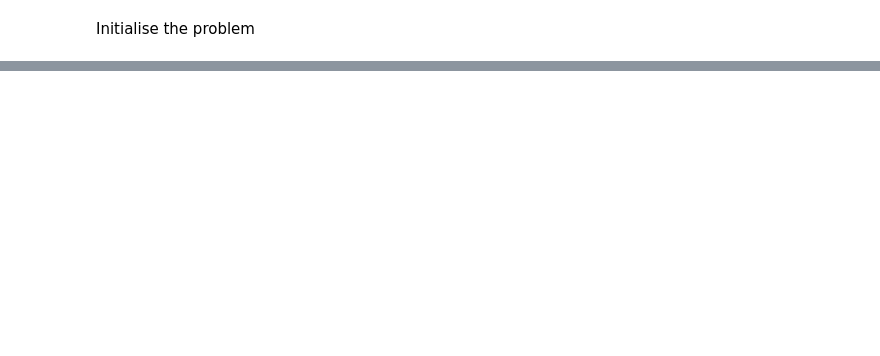
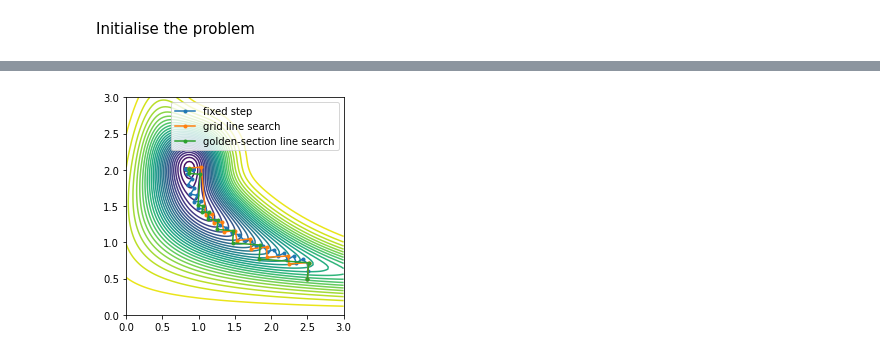
Before and after one commit to taranehsayadi/taranehsayadi.github.io, a Jupyter notebook: MU5MEF41/PS/PS1_soln.ipynb, the cells around one changed output, grey strips where cells are left out. Cells and saved outputs as stored; diff of their text form; code cells hidden in the pictures; blank space fills up the shorter version.

```diff
--- a/MU5MEF41/PS/PS1_soln.ipynb
+++ b/MU5MEF41/PS/PS1_soln.ipynb
@@ -169,0 +252,24 @@ minimum of f : x =  Matrix([[1.00876987617092], [1.49669761510589]])
+# %%
+x = x0.copy()
+eps = 1e-3
+stepDiff = 1
+stepCounter = 0
+
+trajectory_gs = x0.reshape(2, 1).copy()
+
+while (stepDiff > eps) and (stepCounter < 100):
+
+    g = numerical_gradient(f, x)
+    d = -g / np.linalg.norm(g)
+
+    alpha = golden_section_line_search(f, x, d, alpha_max=1.0)
+
+    xOld = x.copy()
+    x = x + alpha * d
+    stepDiff = np.linalg.norm(x - xOld)
+
+    trajectory_gs = np.hstack((trajectory_gs, x.reshape(2, 1)))
+    print('x = ', x)
+    stepCounter += 1
+
+print('minimum of f : x = ', x, ' after', stepCounter, 'iterations')
@@ -169,0 +295,10 @@ minimum of f : x =  Matrix([[1.00876987617092], [1.49669761510589]])
+# %%
+plt.contour(X, Y, F, levels=30)
+plt.plot(trajectory_sd[0], trajectory_sd[1], '-o', markersize=3, label='fixed step')
+plt.plot(trajectory_ls[0], trajectory_ls[1], '-o', markersize=3, label='grid line search')
+plt.plot(trajectory_gs[0], trajectory_gs[1], '-o', markersize=3, label='golden-section line search')
+plt.axis('image')
+plt.legend()
+plt.show()
+# %% [output]
+[figure, added]
```
Also changed, not shown: parts of 28 cells of this notebook, 3 other files.
